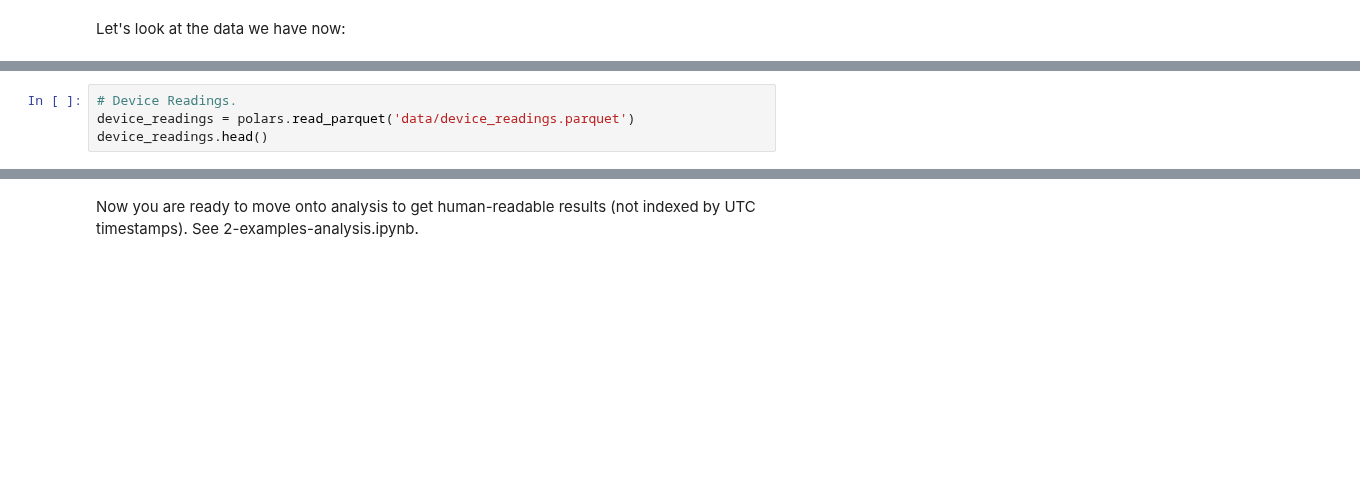
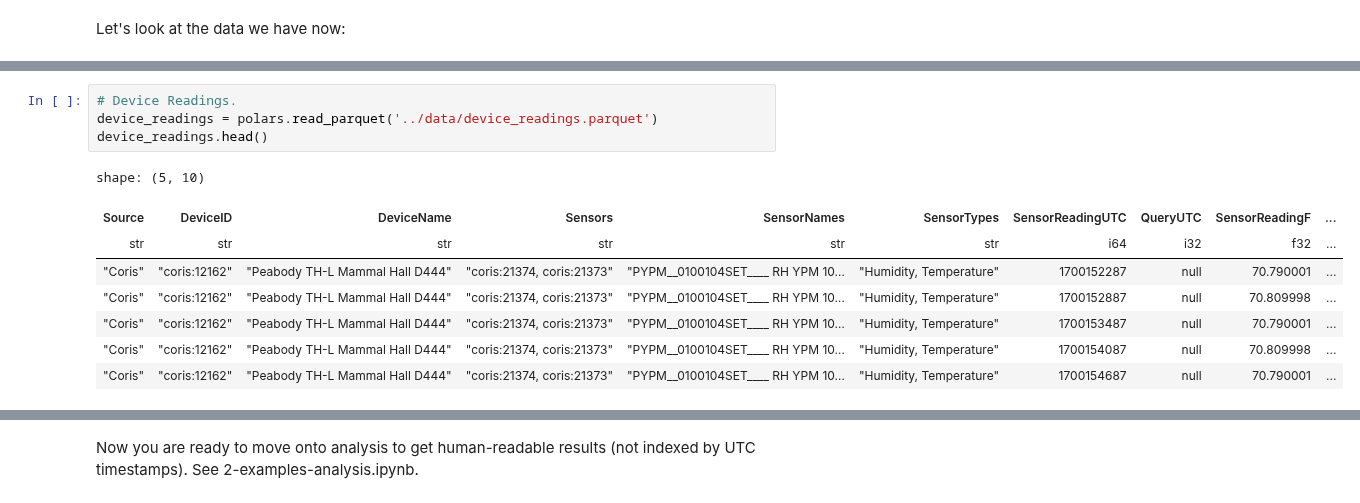
Before and after one commit to Environmental-Pipeline/environmental-sensor-poc, a Jupyter notebook: experiments/1-examples-cron.ipynb, the cells around one changed output, grey strips where cells are left out. Saved outputs shown, nothing was run; the diff lists cells and outputs as text; blank space fills up the shorter version.

```diff
--- a/experiments/1-examples-cron.ipynb
+++ b/experiments/1-examples-cron.ipynb
@@ -113,6 +170,15 @@ sensor_readings.tail()
 # %%
 # Device Readings.
-device_readings = polars.read_parquet('data/device_readings.parquet')
+device_readings = polars.read_parquet('../data/device_readings.parquet')
 device_readings.head()
+# %% [output]
+shape: (5, 10)
+| Source | DeviceID | DeviceName | Sensors | SensorNames | SensorTypes | SensorReadingUTC | QueryUTC | SensorReadingF | ... |
+| str | str | str | str | str | str | i64 | i32 | f32 | ... |
+| "Coris" | "coris:12162" | "Peabody TH-L Mammal Hall D444" | "coris:21374, coris:21373" | "PYPM__0100104SET____ RH YPM 10… | "Humidity, Temperature" | 1700152287 | null | 70.790001 | ... |
+| "Coris" | "coris:12162" | "Peabody TH-L Mammal Hall D444" | "coris:21374, coris:21373" | "PYPM__0100104SET____ RH YPM 10… | "Humidity, Temperature" | 1700152887 | null | 70.809998 | ... |
+| "Coris" | "coris:12162" | "Peabody TH-L Mammal Hall D444" | "coris:21374, coris:21373" | "PYPM__0100104SET____ RH YPM 10… | "Humidity, Temperature" | 1700153487 | null | 70.790001 | ... |
+| "Coris" | "coris:12162" | "Peabody TH-L Mammal Hall D444" | "coris:21374, coris:21373" | "PYPM__0100104SET____ RH YPM 10… | "Humidity, Temperature" | 1700154087 | null | 70.809998 | ... |
+| "Coris" | "coris:12162" | "Peabody TH-L Mammal Hall D444" | "coris:21374, coris:21373" | "PYPM__0100104SET____ RH YPM 10… | "Humidity, Temperature" | 1700154687 | null | 70.790001 | ... |
 # %%
 # Sensors
```
Also changed, not shown: parts of 14 cells of this notebook, 4 other files.
